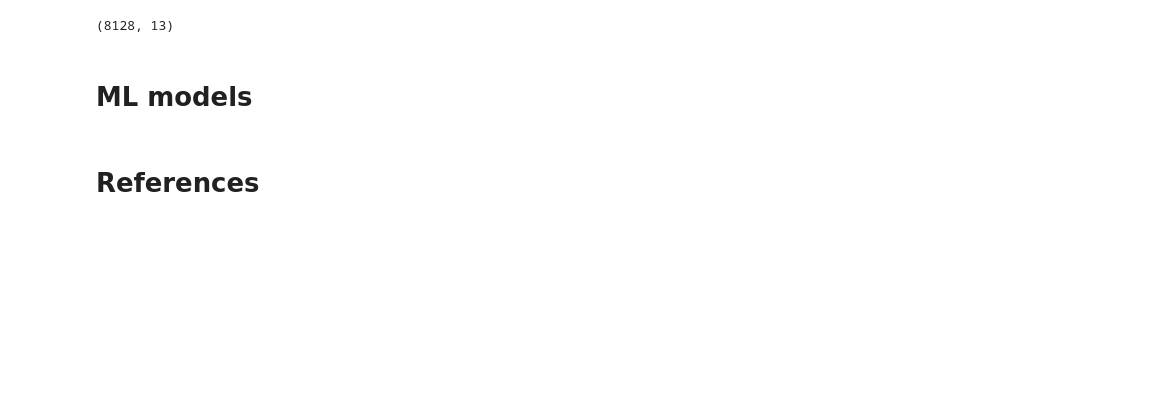
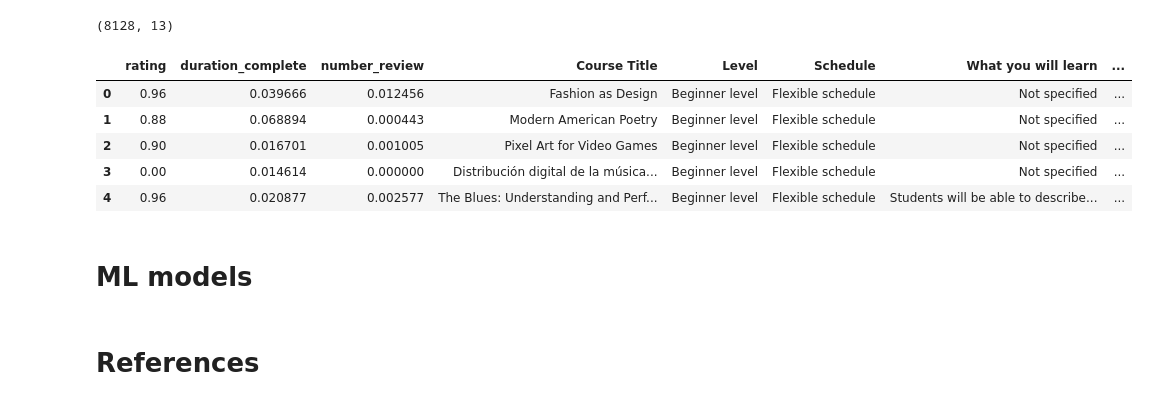
Before and after one commit to Daniela-MB/Time_series_analysis, a Jupyter notebook: CA1_Project_MLB_DanielaMarianoBarreto.ipynb, the cells around one changed output. Saved outputs shown, nothing was run; the diff lists cells and outputs as text; code cells hidden in the pictures; blank space fills up the shorter version.

```diff
--- a/CA1_Project_MLB_DanielaMarianoBarreto.ipynb
+++ b/CA1_Project_MLB_DanielaMarianoBarreto.ipynb
@@ -355,6 +355,15 @@ dtype: int64
 data.shape
 # %% [output]
 (8128, 13)
+# %%
+data.head()
+# %% [output]
+|  | rating | duration_complete | number_review | Course Title | Level | Schedule | What you will learn | ... |
+| 0 | 0.96 | 0.039666 | 0.012456 | Fashion as Design | Beginner level | Flexible schedule | Not specified | ... |
+| 1 | 0.88 | 0.068894 | 0.000443 | Modern American Poetry | Beginner level | Flexible schedule | Not specified | ... |
+| 2 | 0.90 | 0.016701 | 0.001005 | Pixel Art for Video Games | Beginner level | Flexible schedule | Not specified | ... |
+| 3 | 0.00 | 0.014614 | 0.000000 | Distribución digital de la música... | Beginner level | Flexible schedule | Not specified | ... |
+| 4 | 0.96 | 0.020877 | 0.002577 | The Blues: Understanding and Perf... | Beginner level | Flexible schedule | Students will be able to describe... | ... |
 # %% [markdown]
 # ML models
 # %% [markdown]
```
Also changed, not shown: parts of 6 cells of this notebook, 2 other files.
